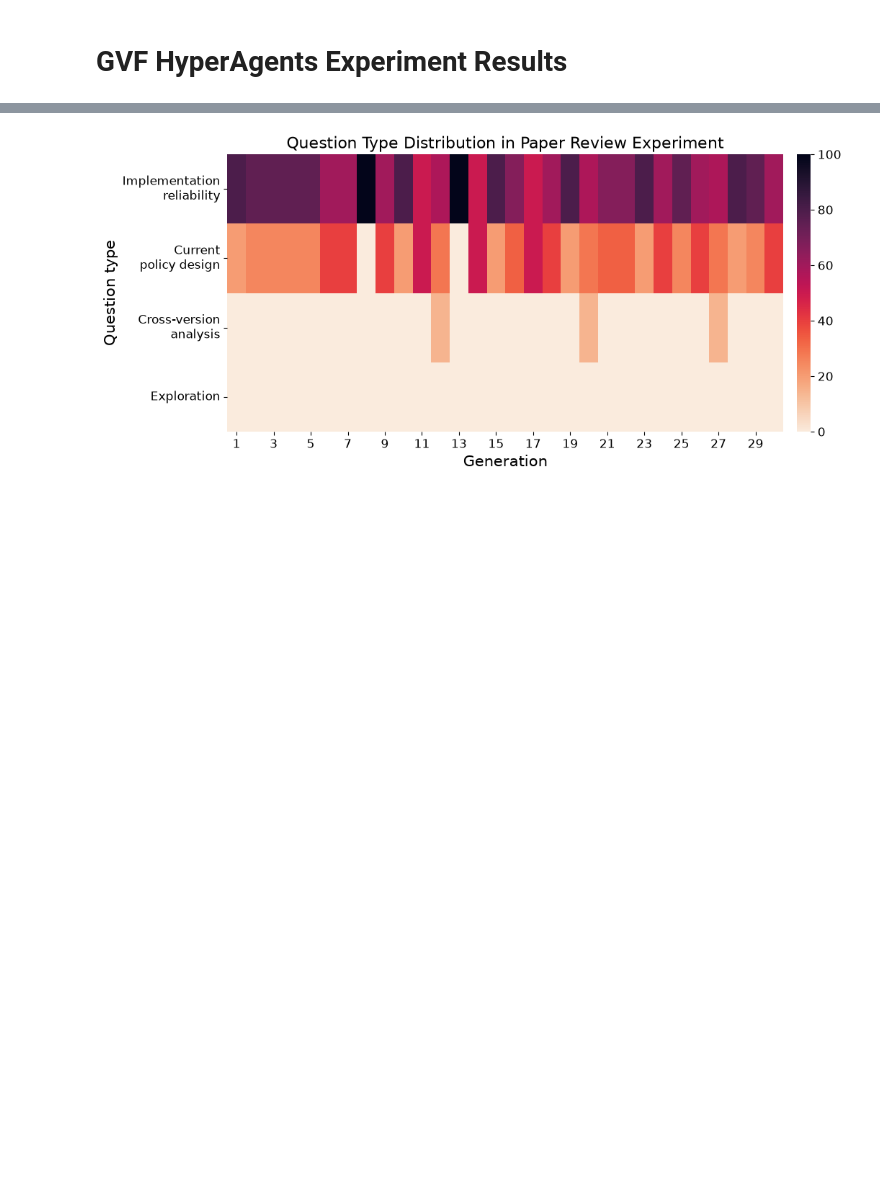
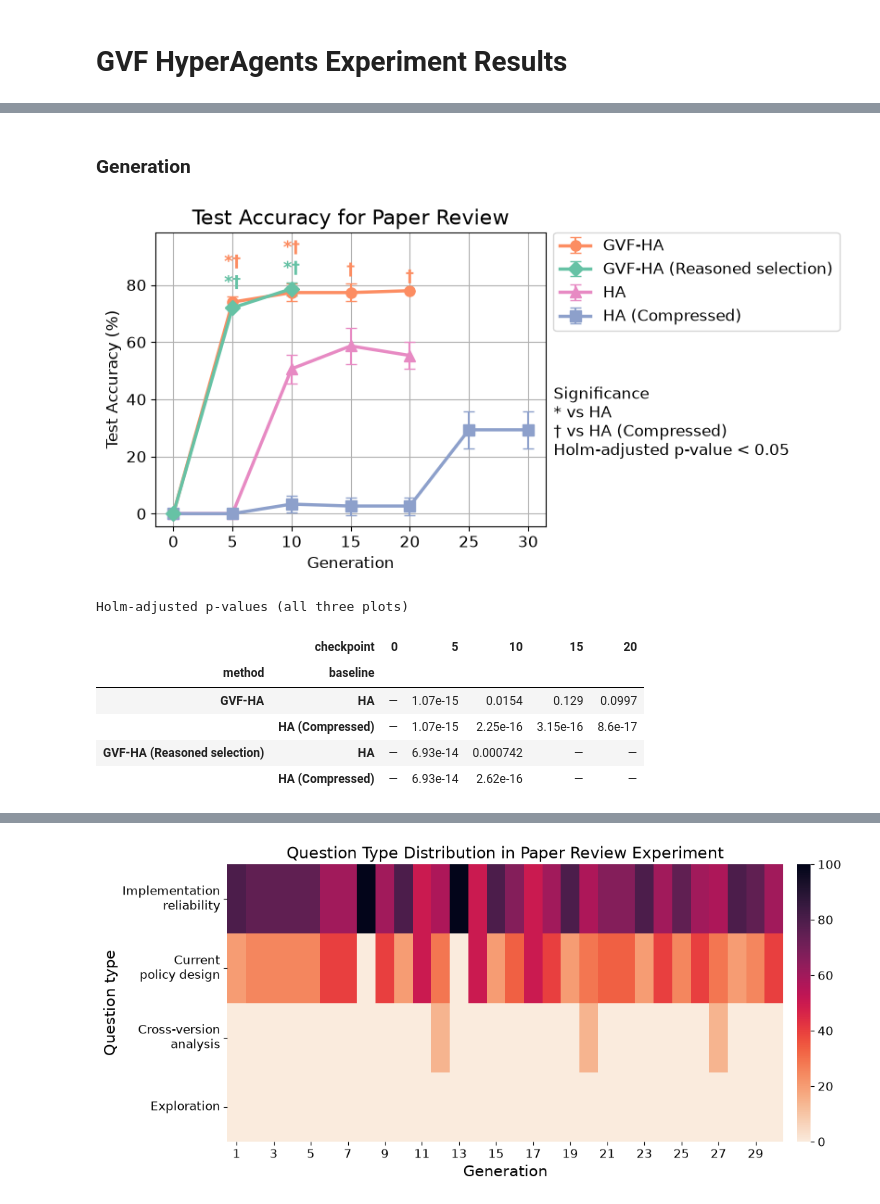
Before and after one commit to mikemikezhu/HyperAgentsInfra, a Jupyter notebook: notebooks/gvf_hyperagents_experiment_results.ipynb, the cells around one changed output, grey strips where cells are left out. Cells and saved outputs as stored; diff of their text form; code cells hidden in the pictures; blank space fills up the shorter version.

```diff
--- a/notebooks/gvf_hyperagents_experiment_results.ipynb
+++ b/notebooks/gvf_hyperagents_experiment_results.ipynb
@@ -133,0 +454,25 @@ plt.show()
+# %%
+comparisons = paired_holm({
+    "generation": generation_results,
+    "token": token_results,
+    "wallclock": wallclock_results,
+})
+# %% [markdown]
+### Generation
+# %%
+generation_comparisons = comparisons.xs("generation")
+generation_fig, generation_ax = plot_test_accuracy(
+    generation_results, generation_comparisons, "Generation", ""
+)
+generation_comparisons["p_holm"].unstack("checkpoint").style.format("{:.3g}", na_rep="—").set_caption(
+    "Holm-adjusted p-values (all three plots)"
+)
+# %% [output]
+[figure, added]
+Holm-adjusted p-values (all three plots)
+|  | checkpoint | 0 | 5 | 10 | 15 | 20 |
+| method | baseline |  |  |  |  |  |
+| GVF-HA | HA | — | 1.07e-15 | 0.0154 | 0.129 | 0.0997 |
+|  | HA (Compressed) | — | 1.07e-15 | 2.25e-16 | 3.15e-16 | 8.6e-17 |
+| GVF-HA (Reasoned selection) | HA | — | 6.93e-14 | 0.000742 | — | — |
+|  | HA (Compressed) | — | 6.93e-14 | 2.62e-16 | — | — |
```
Also changed, not shown: parts of 18 cells of this notebook.
